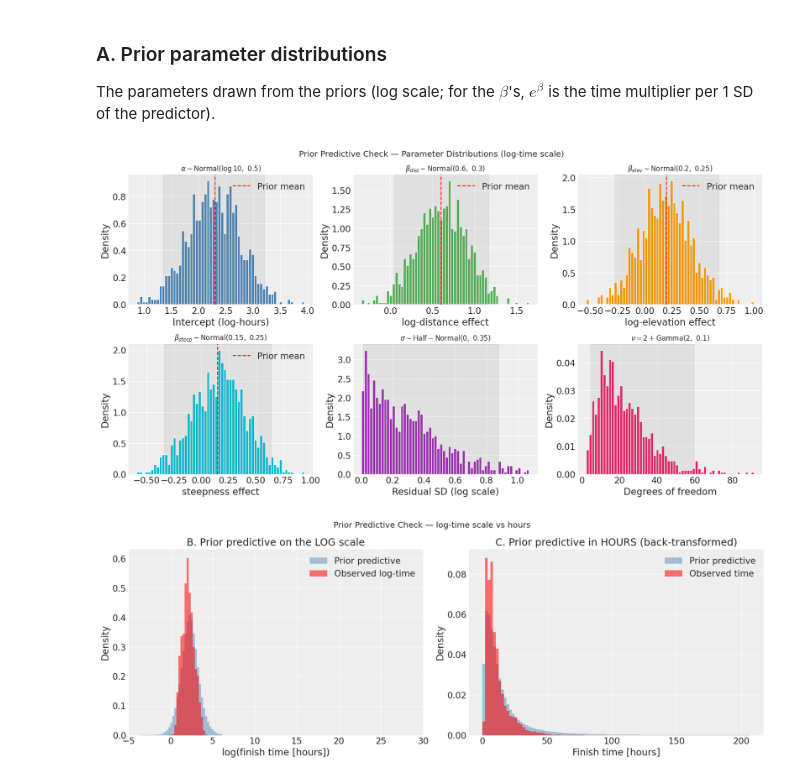
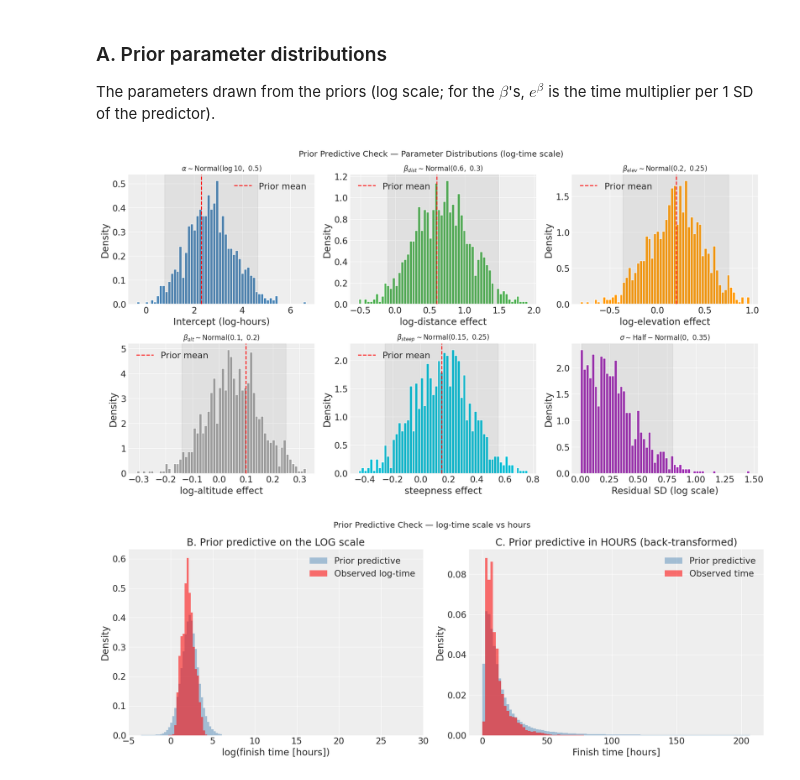
Before and after one commit to TomaszBryndza/utmb_race_finish_times_bayesian_analysis, a Jupyter notebook: 02_model_specification_priors.ipynb, the cells around one changed output. Cells and saved outputs as stored; diff of their text form; code cells hidden in the pictures.

Commit message:
added altitude - working

```diff
--- a/02_model_specification_priors.ipynb
+++ b/02_model_specification_priors.ipynb
@@ -81,6 +81,8 @@ df = df.copy()
 df = df[df["Mean Finish Time"] > 0]
 df = df[df["Distance"] > 0]
 df = df[df["Elevation Gain"] >= 0]
+df = df[df["Elevation"] >= 0]
+
 
 # Log-transform the target -> the variable we actually model
 df["log_time"] = np.log(df["Mean Finish Time"])
@@ -88,6 +90,7 @@ df["log_time"] = np.log(df["Mean Finish Time"])
 # Log-transform predictors (elevation can be 0, so use +1)
 df["log_distance"] = np.log(df["Distance"])
 df["log_elevation"] = np.log(df["Elevation Gain"] + 1)
+df["log_altitude"] = np.log(df["Elevation"] + 1)
 
 # Route steepness: elevation gain per km
 df["steepness"] = df["Elevation Gain"] / df["Distance"]
@@ -100,6 +103,10 @@ df["distance_log_std"] = (
 df["elevation_log_std"] = (
     df["log_elevation"] - df["log_elevation"].mean()
 ) / df["log_elevation"].std()
+
+df["altitude_log_std"] = (
+    df["log_altitude"] - df["log_altitude"].mean()
+) / df["log_altitude"].std()
 
 # Steepness is heavily right-skewed with extreme outliers (a few very short/steep
 # races reach ~14 SD on the raw scale). log1p compresses that leverage.
@@ -120,6 +127,8 @@ print(f"distance_log_std: mean={df['distance_log_std'].mean():.3f}, std={df['dis
       f"range=[{df['distance_log_std'].min():.2f}, {df['distance_log_std'].max():.2f}]")
 print(f"elevation_log_std:mean={df['elevation_log_std'].mean():.3f}, std={df['elevation_log_std'].std():.3f}, "
       f"range=[{df['elevation_log_std'].min():.2f}, {df['elevation_log_std'].max():.2f}]")
+print(f"altitude_log_std: mean={df['altitude_log_std'].mean():.3f}, std={df['altitude_log_std'].std():.3f}, "
+      f"range=[{df['altitude_log_std'].min():.2f}, {df['altitude_log_std'].max():.2f}]")
 print(f"steepness_std:    mean={df['steepness_std'].mean():.3f}, std={df['steepness_std'].std():.3f}, "
       f"range=[{df['steepness_std'].min():.2f}, {df['steepness_std'].max():.2f}]")
 
@@ -129,6 +138,7 @@ stan_data_prior = {
     "N": int(len(df)),
     "distance_log_std": df["distance_log_std"].values,
     "elevation_log_std": df["elevation_log_std"].values,
+    "altitude_log_std": df["altitude_log_std"].values,
     "steepness_std": df["steepness_std"].values,
 }
 print(f"\nPrior-predictive Stan data prepared (N={stan_data_prior['N']}, observed log_time NOT included).")
@@ -303,6 +314,7 @@ fit_prior = prior_model.sample(
 alpha_sim      = fit_prior.stan_variable("alpha")
 beta_dist_sim  = fit_prior.stan_variable("beta_dist")
 beta_elev_sim  = fit_prior.stan_variable("beta_elev")
+beta_alt_sim   = fit_prior.stan_variable("beta_alt")
 beta_steep_sim = fit_prior.stan_variable("beta_steep")
 sigma_sim      = fit_prior.stan_variable("sigma")
 nu_sim         = fit_prior.stan_variable("nu")
@@ -319,6 +331,8 @@ print(f"  beta_dist:  [{np.percentile(beta_dist_sim, 2.5):.2f}, {np.percentile(b
       f"=> x[{np.exp(np.percentile(beta_dist_sim, 2.5)):.2f}, {np.exp(np.percentile(beta_dist_sim, 97.5)):.2f}] per SD")
 print(f"  beta_elev:  [{np.percentile(beta_elev_sim, 2.5):.2f}, {np.percentile(beta_elev_sim, 97.5):.2f}]  "
       f"=> x[{np.exp(np.percentile(beta_elev_sim, 2.5)):.2f}, {np.exp(np.percentile(beta_elev_sim, 97.5)):.2f}] per SD")
+print(f"  beta_alt:   [{np.percentile(beta_alt_sim, 2.5):.2f}, {np.percentile(beta_alt_sim, 97.5):.2f}]  "
+      f"=> x[{np.exp(np.percentile(beta_alt_sim, 2.5)):.2f}, {np.exp(np.percentile(beta_alt_sim, 97.5)):.2f}] per SD")
 print(f"  beta_steep: [{np.percentile(beta_steep_sim, 2.5):.2f}, {np.percentile(beta_steep_sim, 97.5):.2f}]  "
       f"=> x[{np.exp(np.percentile(beta_steep_sim, 2.5)):.2f}, {np.exp(np.percentile(beta_steep_sim, 97.5)):.2f}] per SD")
 print(f"  sigma:      [{np.percentile(sigma_sim, 2.5):.2f}, {np.percentile(sigma_sim, 97.5):.2f}]  (log scale)")
@@ -353,32 +369,33 @@ The parameters drawn from the priors (log scale; for the $\beta$'s, $e^{\beta}$
 # %%
 # A. Histograms of parameters drawn from the priors (via Stan, fixed_param)
 params = [
     (alpha_sim,      r"$\alpha \sim \mathrm{Normal}(\log 10,\ 0.5)$", 'Intercept (log-hours)', 'steelblue', np.log(10)),
     (beta_dist_sim,  r"$\beta_{dist} \sim \mathrm{Normal}(0.6,\ 0.3)$", 'log-distance effect', '#4CAF50', 0.6),
     (beta_elev_sim,  r"$\beta_{elev} \sim \mathrm{Normal}(0.2,\ 0.25)$", 'log-elevation effect', '#FF9800', 0.2),
+    (beta_alt_sim,   r"$\beta_{alt} \sim \mathrm{Normal}(0.1,\ 0.2)$", 'log-altitude effect', '#9E9E9E', 0.1),
     (beta_steep_sim, r"$\beta_{steep} \sim \mathrm{Normal}(0.15,\ 0.25)$", 'steepness effect', '#00BCD4', 0.15),
     (sigma_sim,      r"$\sigma \sim \mathrm{Half-}\mathrm{Normal}(0,\ 0.35)$", 'Residual SD (log scale)', '#9C27B0', None),
     (nu_sim,         r"$\nu = 2 + \mathrm{Gamma}(2,\ 0.1)$", 'Degrees of freedom', '#E91E63', None),
 ]
 
 fig, axes = plt.subplots(2, 3, figsize=(15, 8))
 for ax, (samp, title, xlabel, color, prior_mean) in zip(axes.flat, params):
     ax.hist(samp, bins=60, color=color, edgecolor='white', density=True)
     if prior_mean is not None:
         ax.axvline(prior_mean, color='red', linestyle='--', label='Prior mean')
         ax.legend()
     lo, hi = np.percentile(samp, [2.5, 97.5])
     ax.set_title(title, fontsize=11)
     ax.set_xlabel(xlabel)
     ax.set_ylabel('Density')
     ax.axvspan(lo, hi, color='grey', alpha=0.12)
 
 plt.suptitle('Prior Predictive Check — Parameter Distributions (log-time scale)', fontsize=13)
 plt.tight_layout()
 plt.savefig('fig03_prior_parameters.png', bbox_inches='tight')
 plt.show()
 # %% [output]
-[figure, old version]
+[figure, new version]
 # %%
 # B & C. Prior predictive distributions vs the observed data
 y_obs = df['Mean Finish Time'].values
```
Also changed, not shown: parts of 2 cells of this notebook, 6 other files.
